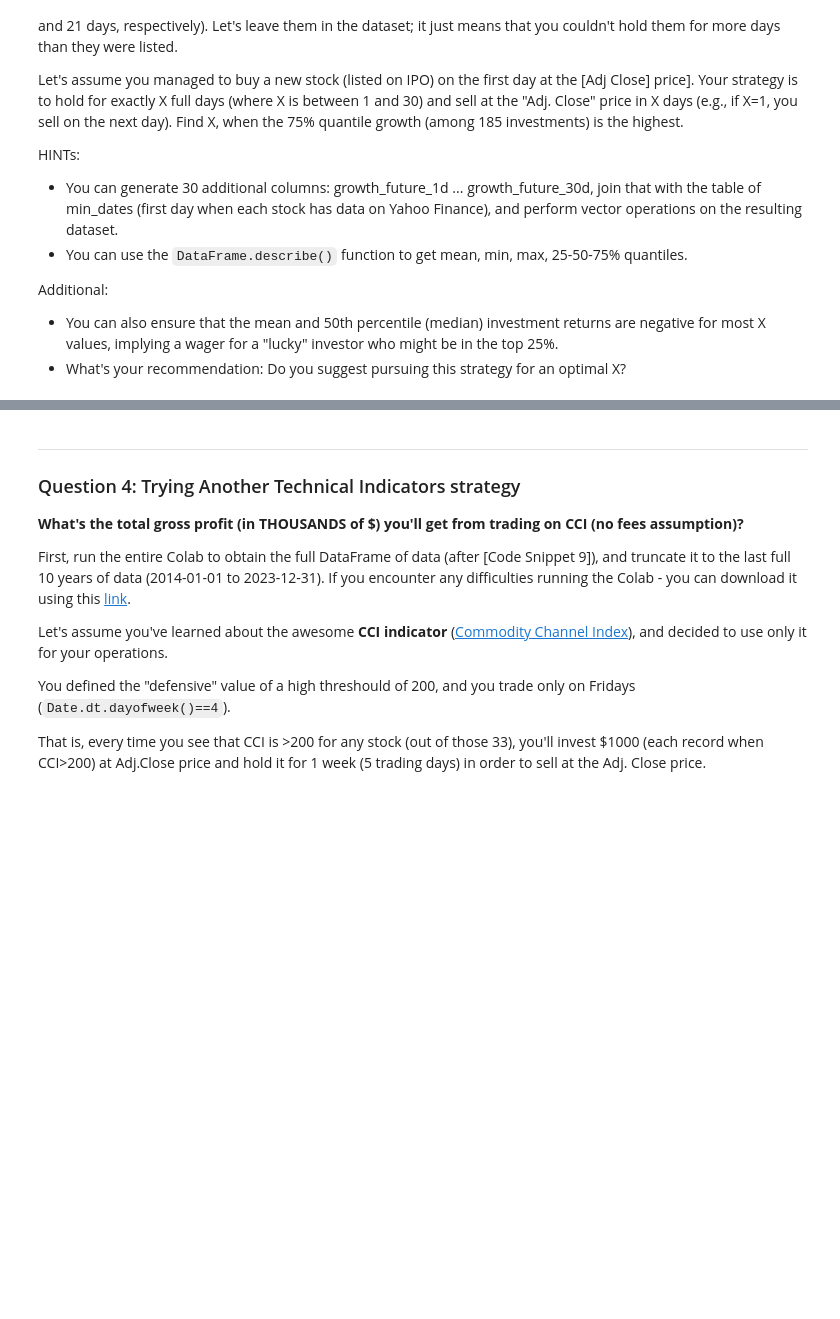
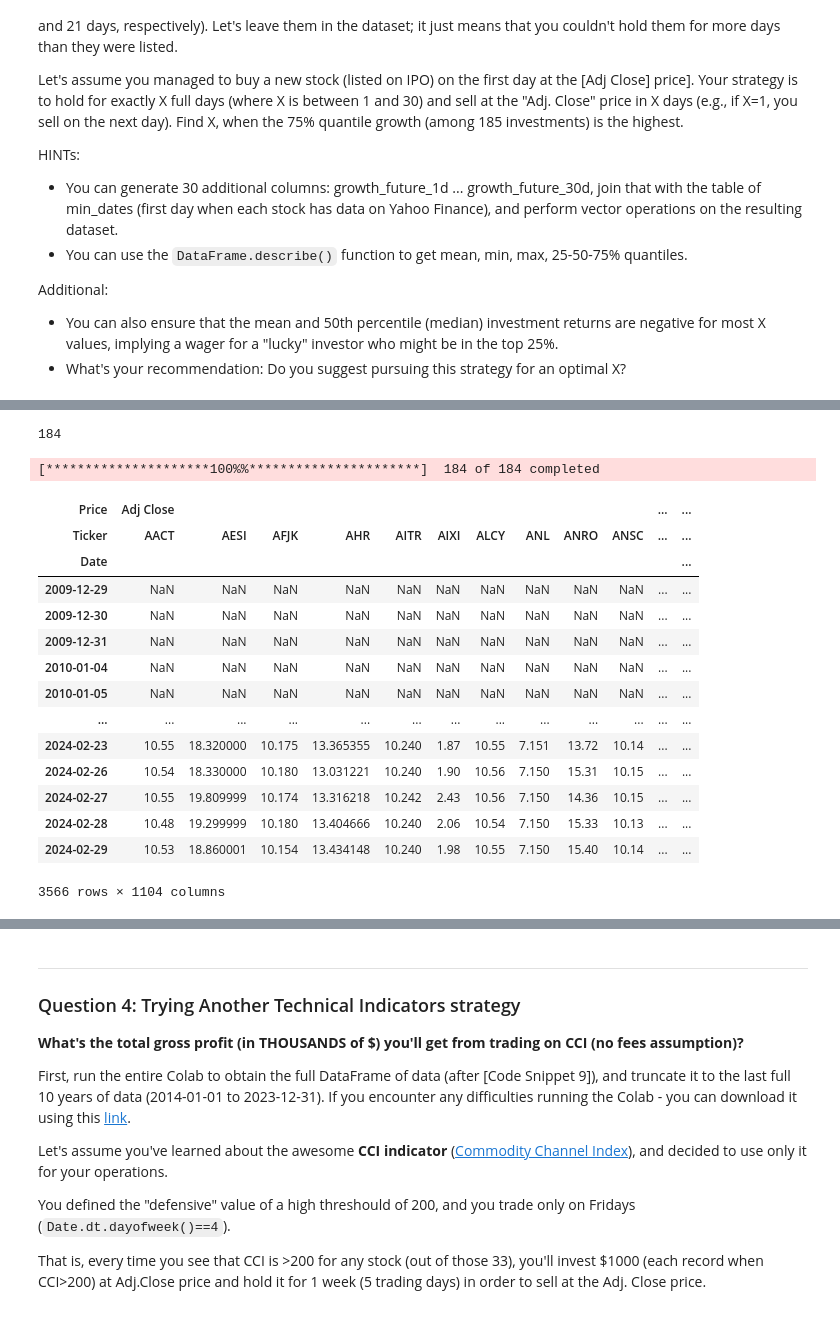
Before and after one commit to jschuller/zoomcamp-stock-market-analytics, a Jupyter notebook: cohorts/2024/hw-2.ipynb, the cells around one changed output, grey strips where cells are left out. Cells and saved outputs as stored; diff of their text form; code cells hidden in the pictures; blank space fills up the shorter version.

```diff
--- a/cohorts/2024/hw-2.ipynb
+++ b/cohorts/2024/hw-2.ipynb
@@ -170,0 +1514,8 @@ Additional:
+# %%
+# "stacking dataframes"
+# pd.concat() is used to concatenate the DataFrames vertically.
+# The ignore_index=True parameter ensures that the resulting DataFrame has a new index,
+# ignoring the original indices of the input DataFrames.
+# The stacked_df now contains the concatenated DataFrame.
+stacked_ipos_df = pd.concat([df_ipos_2024, df_ipos_2023], ignore_index=True)
+stacked_ipos_df
@@ -170,0 +1592,25 @@ Additional:
+# %%
+len(stock_lst)
+# %% [output]
+184
+# %%
+end_dt = date(2024,3,1)
+df_OHLC=yf.download(stock_lst,end=end_dt,progress=True)
+df_OHLC
+# %% [output]
+[*********************100%%**********************]  184 of 184 completed
+| Price | Adj Close |  |  |  |  |  |  |  |  |  | ... | ... |
+| Ticker | AACT | AESI | AFJK | AHR | AITR | AIXI | ALCY | ANL | ANRO | ANSC | ... | ... |
+| Date |  |  |  |  |  |  |  |  |  |  |  | ... |
+| 2009-12-29 | NaN | NaN | NaN | NaN | NaN | NaN | NaN | NaN | NaN | NaN | ... | ... |
+| 2009-12-30 | NaN | NaN | NaN | NaN | NaN | NaN | NaN | NaN | NaN | NaN | ... | ... |
+| 2009-12-31 | NaN | NaN | NaN | NaN | NaN | NaN | NaN | NaN | NaN | NaN | ... | ... |
+| 2010-01-04 | NaN | NaN | NaN | NaN | NaN | NaN | NaN | NaN | NaN | NaN | ... | ... |
+| 2010-01-05 | NaN | NaN | NaN | NaN | NaN | NaN | NaN | NaN | NaN | NaN | ... | ... |
+| ... | ... | ... | ... | ... | ... | ... | ... | ... | ... | ... | ... | ... |
+| 2024-02-23 | 10.55 | 18.320000 | 10.175 | 13.365355 | 10.240 | 1.87 | 10.55 | 7.151 | 13.72 | 10.14 | ... | ... |
+| 2024-02-26 | 10.54 | 18.330000 | 10.180 | 13.031221 | 10.240 | 1.90 | 10.56 | 7.150 | 15.31 | 10.15 | ... | ... |
+| 2024-02-27 | 10.55 | 19.809999 | 10.174 | 13.316218 | 10.242 | 2.43 | 10.56 | 7.150 | 14.36 | 10.15 | ... | ... |
+| 2024-02-28 | 10.48 | 19.299999 | 10.180 | 13.404666 | 10.240 | 2.06 | 10.54 | 7.150 | 15.33 | 10.13 | ... | ... |
+| 2024-02-29 | 10.53 | 18.860001 | 10.154 | 13.434148 | 10.240 | 1.98 | 10.55 | 7.150 | 15.40 | 10.14 | ... | ... |
+3566 rows × 1104 columns
```
Also changed, not shown: parts of 192 cells of this notebook, 1 other file.
